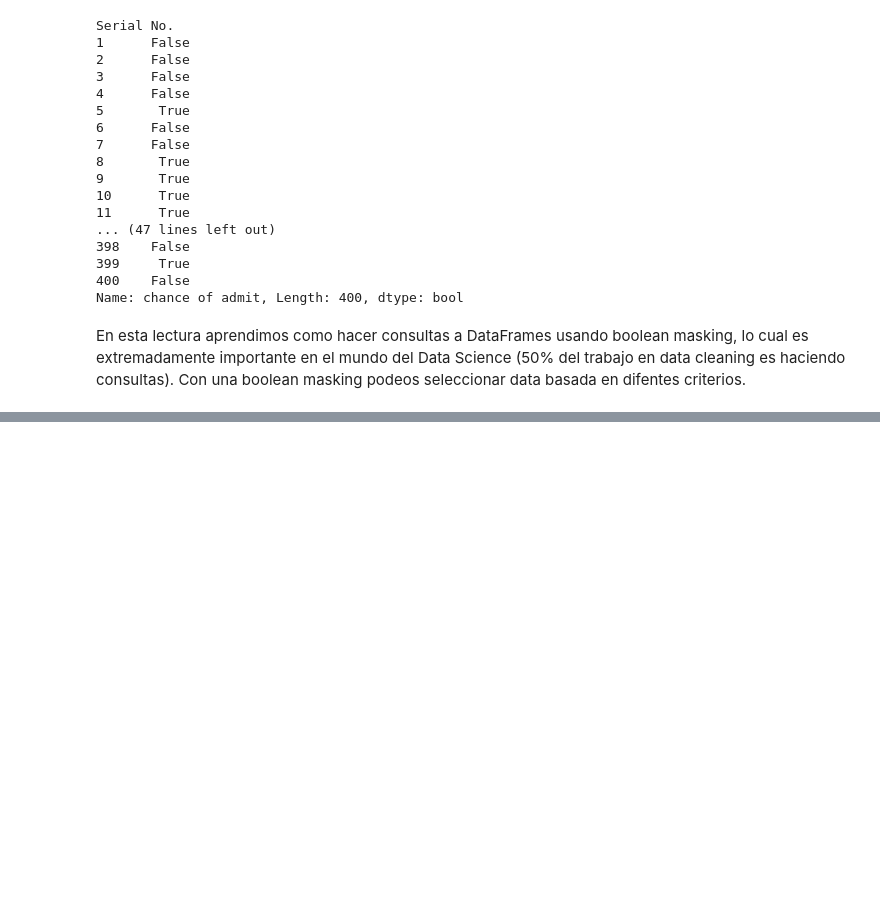
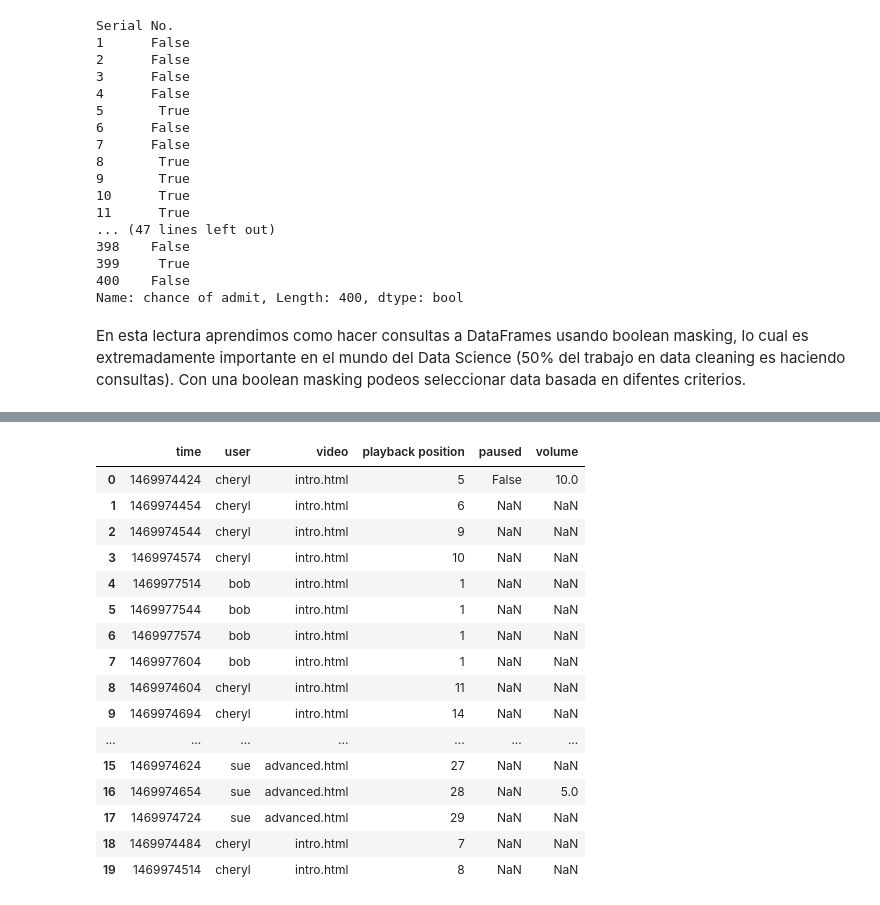
Before and after one commit to jmelendezgeo/Apuntes-Data-Science, a Jupyter notebook: Applied Data Science with Python - Coursera Specialization /Introduction To Data Science/Semana-2.ipynb, the cells around one changed output, grey strips where cells are left out. Drawn from its saved outputs; the diff is of its cells as text; code cells hidden in the pictures; blank space fills up the shorter version.

Commit message:
Missing values Coursera

```diff
--- a/Applied Data Science with Python - Coursera Specialization /Introduction To Data Science/Semana-2.ipynb
+++ b/Applied Data Science with Python - Coursera Specialization /Introduction To Data Science/Semana-2.ipynb
@@ -1185,0 +1459,31 @@ En esta lectura aprendimos como hacer consultas a DataFrames usando boolean mask
+# %%
+# Tambien podemos usar el na_filter option para apagar las opciones de filtrado con espacios en blanco. Esto se usa
+# Si un espacio en blanco en realidad es un valor de interes. En practica, esto es raro, pero podemos pasar el
+# na_filter = false para mejorar el desempeño leyendo un archivo grande
+
+# Algunas veces es necesario utilziar los missing values como informacion. Por ejemplo, en un registro
+# de los cursos online, con estadisticas del playback. Por ejemplo, el estado completo del playback
+# donde se escucha el video, en que tamaño, cual video esta siendo renderizado a la pantalla, como es el volumen, etc
+
+# Veamos un archivo log para ver como se veria esto
+
+df=pd.read_csv('resources/week-2/datasets/log.csv')
+df.head(20)
+# %% [output]
+|  | time | user | video | playback position | paused | volume |
+| 0 | 1469974424 | cheryl | intro.html | 5 | False | 10.0 |
+| 1 | 1469974454 | cheryl | intro.html | 6 | NaN | NaN |
+| 2 | 1469974544 | cheryl | intro.html | 9 | NaN | NaN |
+| 3 | 1469974574 | cheryl | intro.html | 10 | NaN | NaN |
+| 4 | 1469977514 | bob | intro.html | 1 | NaN | NaN |
+| 5 | 1469977544 | bob | intro.html | 1 | NaN | NaN |
+| 6 | 1469977574 | bob | intro.html | 1 | NaN | NaN |
+| 7 | 1469977604 | bob | intro.html | 1 | NaN | NaN |
+| 8 | 1469974604 | cheryl | intro.html | 11 | NaN | NaN |
+| 9 | 1469974694 | cheryl | intro.html | 14 | NaN | NaN |
+| ... | ... | ... | ... | ... | ... | ... |
+| 15 | 1469974624 | sue | advanced.html | 27 | NaN | NaN |
+| 16 | 1469974654 | sue | advanced.html | 28 | NaN | 5.0 |
+| 17 | 1469974724 | sue | advanced.html | 29 | NaN | NaN |
+| 18 | 1469974484 | cheryl | intro.html | 7 | NaN | NaN |
+| 19 | 1469974514 | cheryl | intro.html | 8 | NaN | NaN |
```
Also changed, not shown: parts of 33 cells of this notebook.
